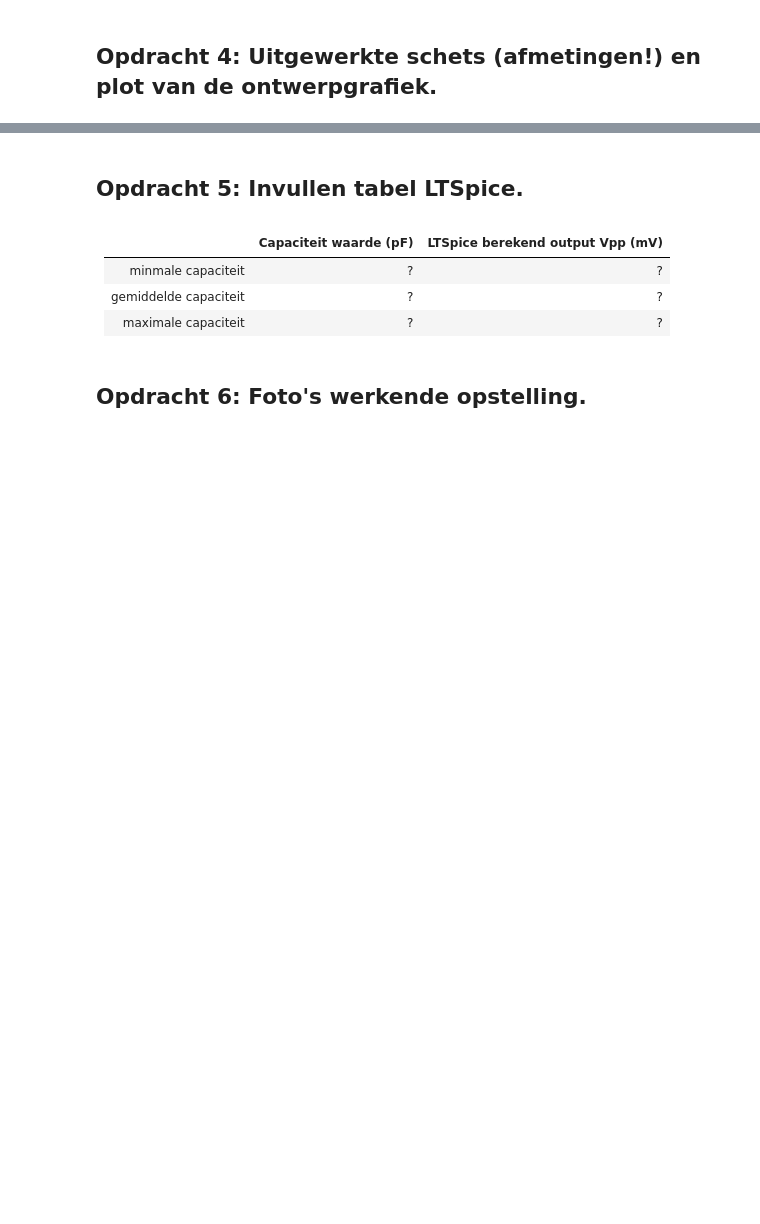
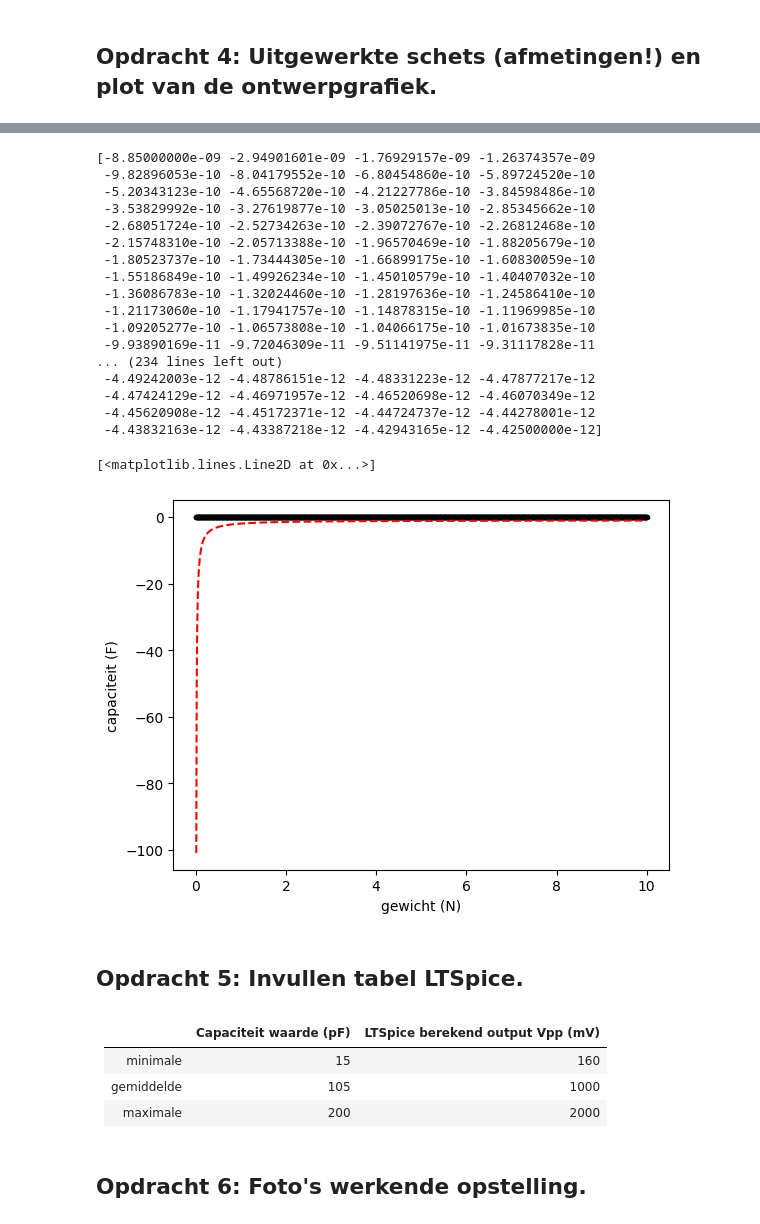
Before and after one commit to sralmulder-hash/opdrachten-DEF-D, a Jupyter notebook: FysiekeOntwerpopdrachten/2OntwerpEenSensorCondensator/DEFOntwerpopdracht2OntwerpEenSensorInvulTemplate.ipynb, the cells around one changed output, grey strips where cells are left out. Drawn from its saved outputs; the diff is of its cells as text; code cells hidden in the pictures; blank space fills up the shorter version.

```diff
--- a/FysiekeOntwerpopdrachten/2OntwerpEenSensorCondensator/DEFOntwerpopdracht2OntwerpEenSensorInvulTemplate.ipynb
+++ b/FysiekeOntwerpopdrachten/2OntwerpEenSensorCondensator/DEFOntwerpopdracht2OntwerpEenSensorInvulTemplate.ipynb
@@ -88,11 +85,54 @@ Pas deze tekst aan: Wij gaan een sensor maken die X meet.
+# %%
+afstand_test = - np.linspace(0.00001, 0.02, 1000)
+
+def C_test(r):
+    return - r
+
+C_testarray = vlakkeplaat(0.01, afstand_test, epsilon_r)
+print(C_testarray)
+gewicht_test = np.linspace(0, 10, 1000)
+
+
+def cfunctie(m, a, b, c):
+    return c + (a / (b*m))
+
+popt, pcov = curve_fit(cfunctie, gewicht_test, C_testarray)
+
+C_testtwee = - cfunctie(gewicht_test, *popt)
+
+plt.figure()
+plt.xlabel('gewicht (N)')
+plt.ylabel('capaciteit (F)')
+plt.plot(gewicht_test, C_testarray, 'k.')
+plt.plot(gewicht_test, C_testtwee, 'r--')
+# %% [output]
+[-8.85000000e-09 -2.94901601e-09 -1.76929157e-09 -1.26374357e-09
+ -9.82896053e-10 -8.04179552e-10 -6.80454860e-10 -5.89724520e-10
+ -5.20343123e-10 -4.65568720e-10 -4.21227786e-10 -3.84598486e-10
+ -3.53829992e-10 -3.27619877e-10 -3.05025013e-10 -2.85345662e-10
+ -2.68051724e-10 -2.52734263e-10 -2.39072767e-10 -2.26812468e-10
+ -2.15748310e-10 -2.05713388e-10 -1.96570469e-10 -1.88205679e-10
+ -1.80523737e-10 -1.73444305e-10 -1.66899175e-10 -1.60830059e-10
+ -1.55186849e-10 -1.49926234e-10 -1.45010579e-10 -1.40407032e-10
+ -1.36086783e-10 -1.32024460e-10 -1.28197636e-10 -1.24586410e-10
+ -1.21173060e-10 -1.17941757e-10 -1.14878315e-10 -1.11969985e-10
+ -1.09205277e-10 -1.06573808e-10 -1.04066175e-10 -1.01673835e-10
+ -9.93890169e-11 -9.72046309e-11 -9.51141975e-11 -9.31117828e-11
+... (234 lines left out)
+ -4.49242003e-12 -4.48786151e-12 -4.48331223e-12 -4.47877217e-12
+ -4.47424129e-12 -4.46971957e-12 -4.46520698e-12 -4.46070349e-12
+ -4.45620908e-12 -4.45172371e-12 -4.44724737e-12 -4.44278001e-12
+ -4.43832163e-12 -4.43387218e-12 -4.42943165e-12 -4.42500000e-12]
+[<matplotlib.lines.Line2D at 0x...>]
+[figure, added]
 # %% [markdown]
 ## Opdracht 5: Invullen tabel LTSpice.
 # %% [markdown]
 |         | Capaciteit waarde (pF)  | LTSpice berekend output Vpp (mV)|
 |-------------|-------------:|-------------:|
-| minmale capaciteit| ? |? |
-| gemiddelde capaciteit| ? |? |
-| maximale capaciteit| ? |? |
+| minimale| 15 |160 |
+| gemiddelde| 105 |1000 |
+| maximale| 200 |2000|
 # %% [markdown]
 ## Opdracht 6: Foto's werkende opstelling.
 # %% [markdown]
```
Also changed, not shown: parts of 19 cells of this notebook, 4 other files.
